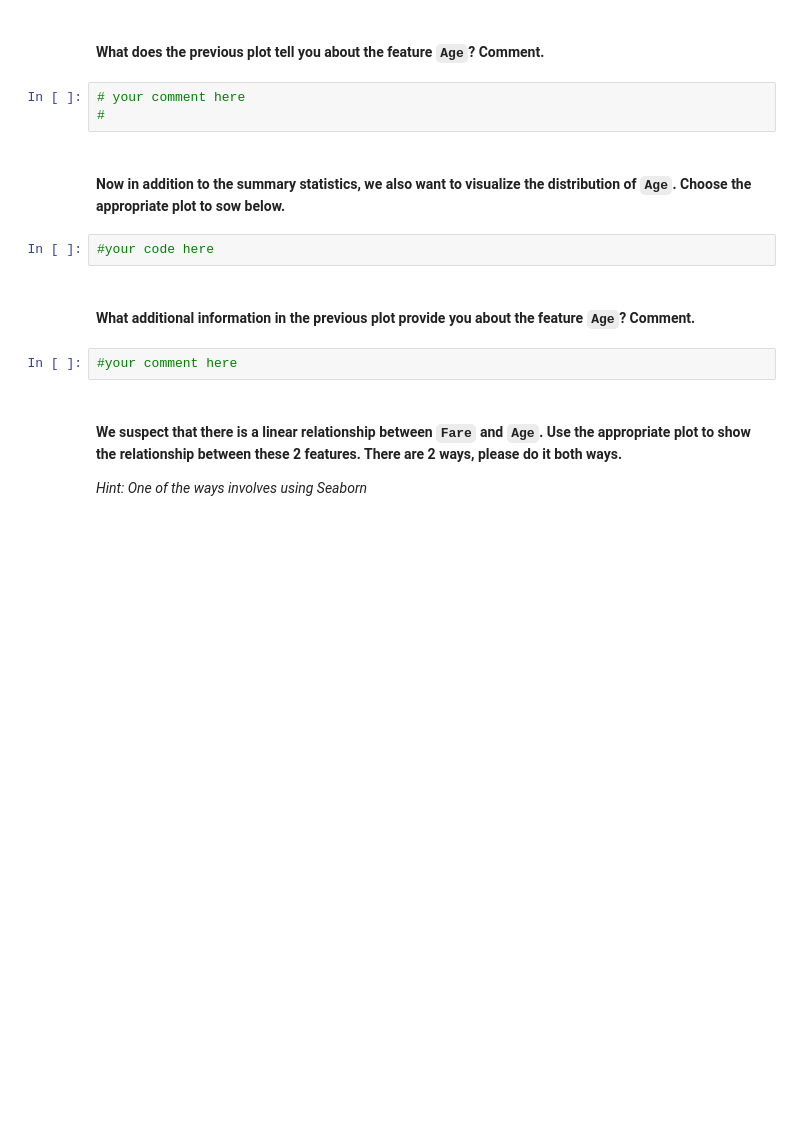
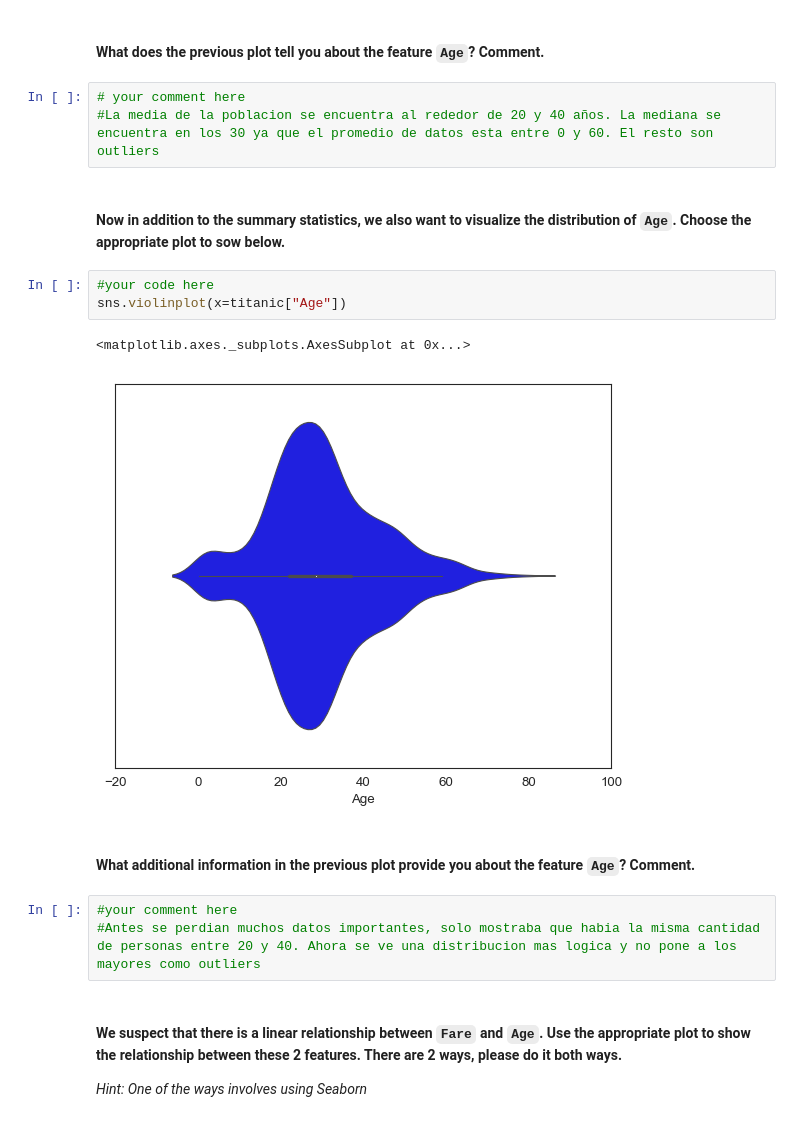
Before and after one commit to alejandrofrank/datamad0119, a Jupyter notebook: module-2/lab-matplotlib-seaborn/your-code/challenge-3.ipynb, the cells around one changed output. Drawn from its saved outputs; the diff is of its cells as text; blank space fills up the shorter version.

```diff
--- a/module-2/lab-matplotlib-seaborn/your-code/challenge-3.ipynb
+++ b/module-2/lab-matplotlib-seaborn/your-code/challenge-3.ipynb
@@ -140,17 +140,22 @@ sns.boxplot(x=titanic["Age"])
 [figure]
 # %% [markdown]
 #### What does the previous plot tell you about the feature `Age`? Comment.
-# %%
-# your comment here
-#
+# %%
+# your comment here
+#La media de la poblacion se encuentra al rededor de 20 y 40 años. La mediana se encuentra en los 30 ya que el promedio de datos esta entre 0 y 60. El resto son outliers
 # %% [markdown]
 #### Now in addition to the summary statistics, we also want to visualize the distribution of `Age`. Choose the appropriate plot to sow below.
 # %%
 #your code here
+sns.violinplot(x=titanic["Age"])
+# %% [output]
+<matplotlib.axes._subplots.AxesSubplot at 0x...>
+[figure, added]
 # %% [markdown]
 #### What additional information in the previous plot provide you about the feature `Age`? Comment.
-# %%
-#your comment here
+# %%
+#your comment here
+#Antes se perdian muchos datos importantes, solo mostraba que habia la misma cantidad de personas entre 20 y 40. Ahora se ve una distribucion mas logica y no pone a los mayores como outliers
 # %% [markdown]
 #### We suspect that there is a linear relationship between `Fare` and `Age`. Use the appropriate plot to show the relationship between these 2 features. There are 2 ways, please do it both ways.
 
```
Also changed, not shown: parts of 10 cells of this notebook.
